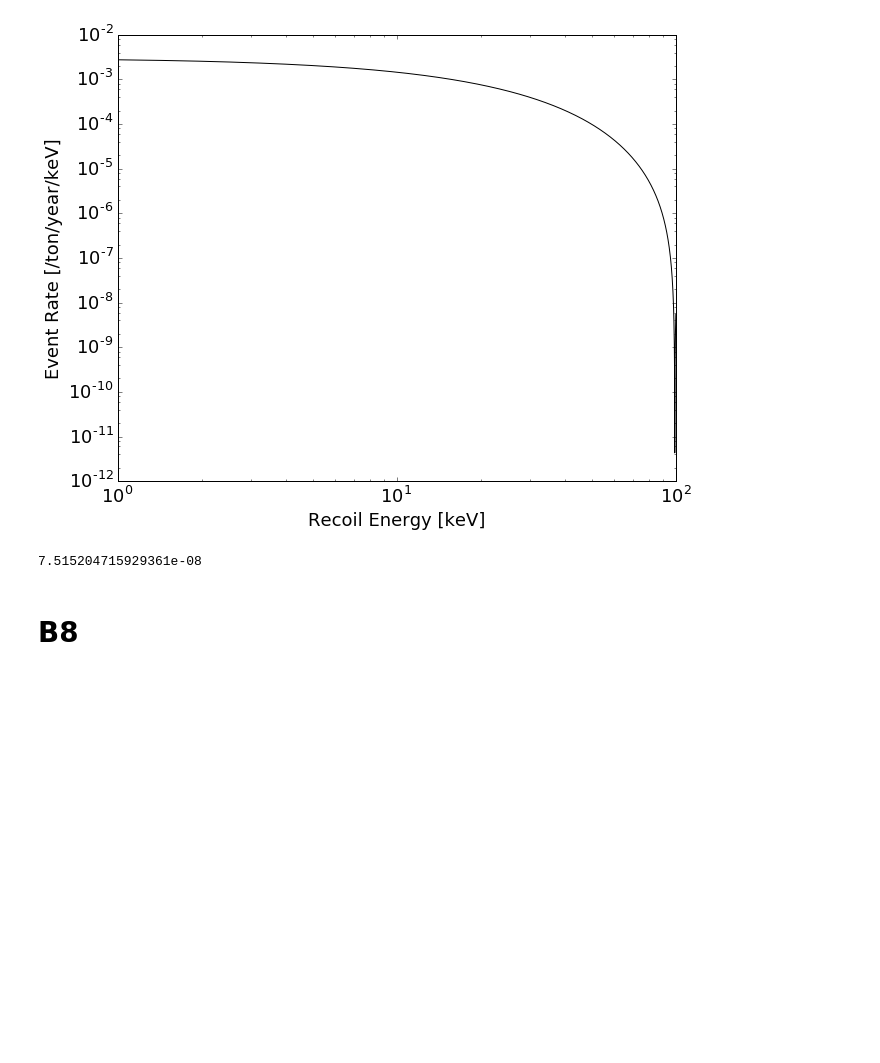
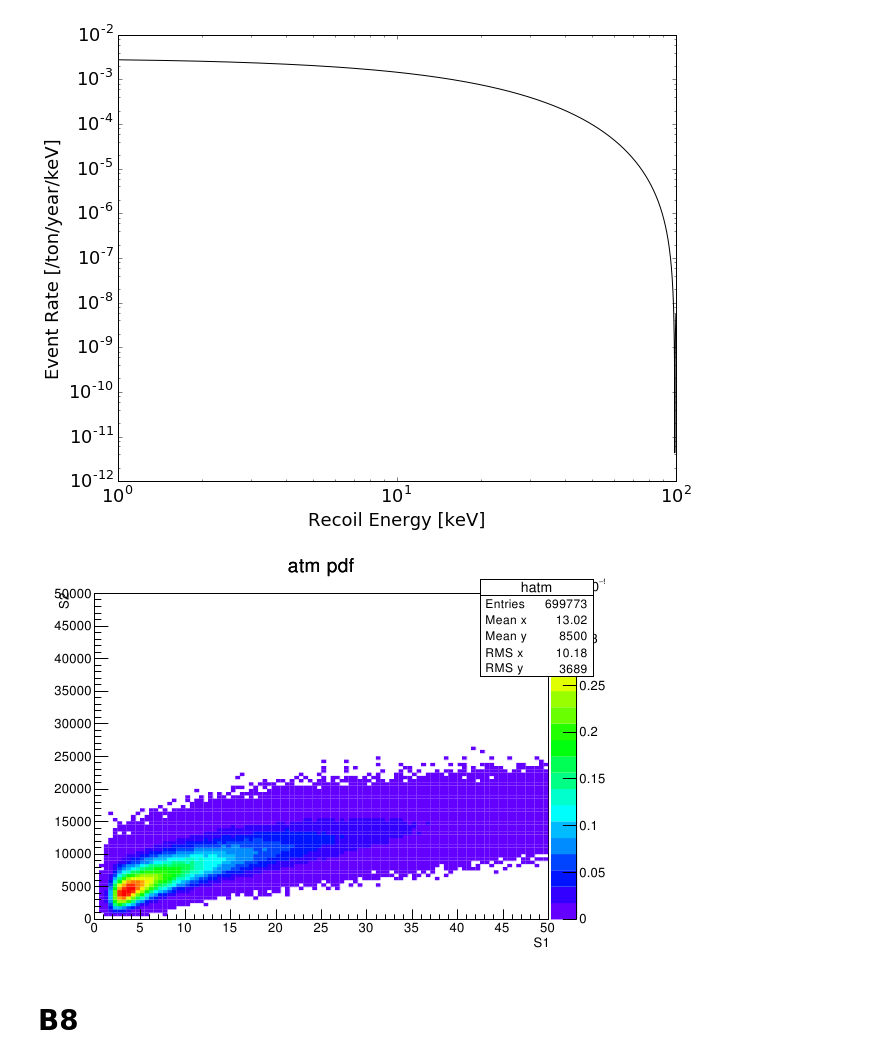
Before and after one commit to attdobi/iPyNb, a Jupyter notebook: PyNEST/TDR/libNEST_PDF_gen.ipynb, the cells around one changed output. Drawn from its saved outputs; the diff is of its cells as text; code cells hidden in the pictures; blank space fills up the shorter version.

```diff
--- a/PyNEST/TDR/libNEST_PDF_gen.ipynb
+++ b/PyNEST/TDR/libNEST_PDF_gen.ipynb
@@ -86,10 +86,14 @@ hatm.SaveAs('root_pdfs/'+subdir+'/atm_pdf.root') #write out to file
 total between 1.00 and 100.00 keV = 1.09144e-07 [evts/kg/day]
 Detector exposure factor = 1.6361e+06
 [figure]
-# %%
-hatm.Integral()
-# %% [output]
-7.515204715929361e-08
+# %%
+hatm.Integral()
+c5=rootnotes.default_canvas()
+hatm.Draw("colz") # check it looks right
+#c5.SaveAs('root_pdfs/2vBB_pdf.pdf')
+c5
+# %% [output]
+[figure, added]
 # %% [markdown]
 <h1> B8 </h1>
 # %%
```
Also changed, not shown: 6 other files.
